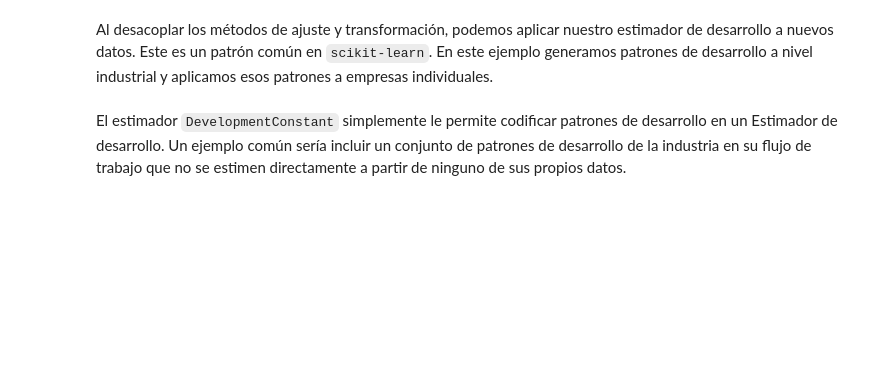
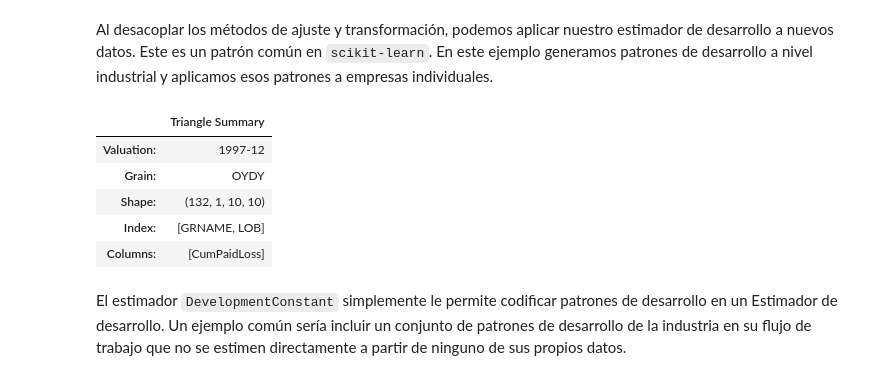
Before and after one commit to bcataldo3/UTSM_Unsupervised_ML, a Jupyter notebook: docs/modulo_4/Clase2.ipynb, the cells around one changed output. Cells and saved outputs as stored; diff of their text form; code cells hidden in the pictures; blank space fills up the shorter version.

```diff
--- a/docs/modulo_4/Clase2.ipynb
+++ b/docs/modulo_4/Clase2.ipynb
@@ -403,11 +444,18 @@ transformed_triangle.link_ratio.heatmap()
 Al desacoplar los métodos de ajuste y transformación, podemos aplicar nuestro estimador de desarrollo a nuevos datos. Este es un patrón común en ``scikit-learn``. En este ejemplo generamos patrones de desarrollo a nivel industrial y aplicamos esos patrones a empresas individuales.
 # %%
 clrd = cl.load_sample('clrd')
-clrd = clrd[clrd['LOB']=='wkcomp']['CumPaidLoss']
-# Summarize Triangle to industry level to estimate patterns
-dev = cl.Development().fit(clrd.sum())
-# Apply Industry patterns to individual companies
-dev.transform(clrd)
+clrd_wkcomp = clrd[clrd['LOB']=='wkcomp']['CumPaidLoss']
+clrd_wkcomp_overall = clrd_wkcomp.sum()
+dev = cl.Development().fit(clrd_wkcomp_overall)
+clrd_wkcomp_dev= dev.transform(clrd_wkcomp)
+clrd_wkcomp_dev
+# %% [output]
+|  | Triangle Summary |
+| Valuation: | 1997-12 |
+| Grain: | OYDY |
+| Shape: | (132, 1, 10, 10) |
+| Index: | [GRNAME, LOB] |
+| Columns: | [CumPaidLoss] |
 # %% [markdown]
 El estimador ``DevelopmentConstant`` simplemente le permite codificar patrones de desarrollo en un Estimador de desarrollo. Un ejemplo común sería incluir un conjunto de patrones de desarrollo de la industria en su flujo de trabajo que no se estimen directamente a partir de ninguno de sus propios datos.
 # %%
```
Also changed, not shown: parts of 16 cells of this notebook.
